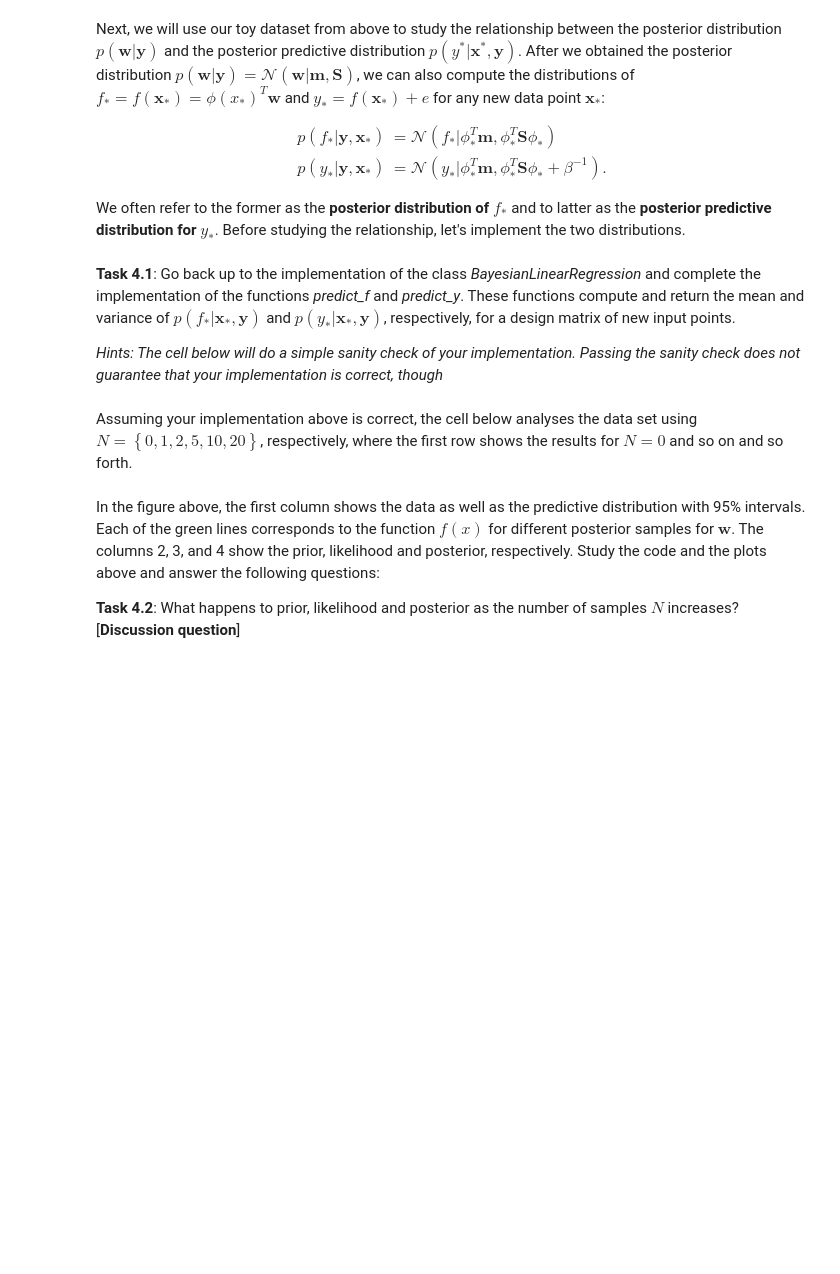
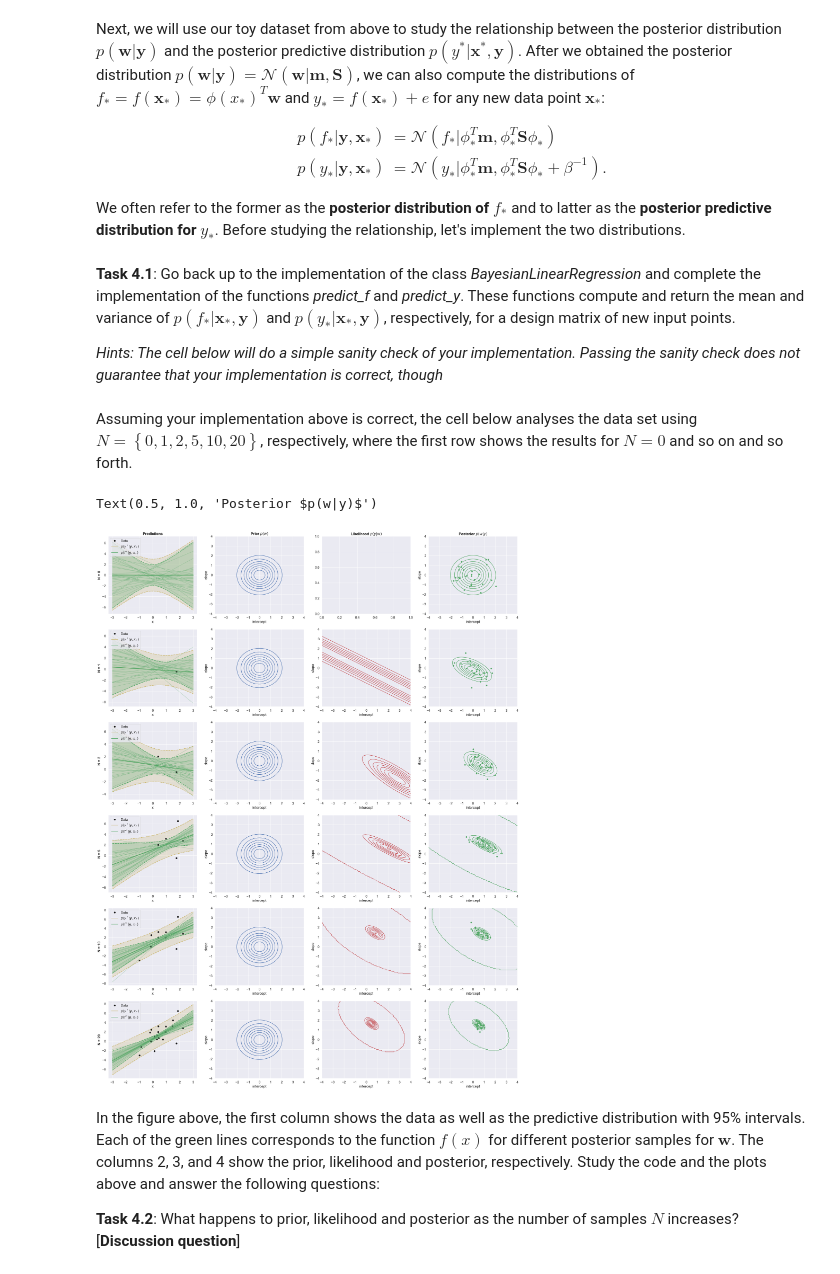
Before and after one commit to tzikos/Bayesian-ML-coursework, a Jupyter notebook: Week3/ex3_handout.ipynb, the cells around one changed output. Saved outputs shown, nothing was run; the diff lists cells and outputs as text; code cells hidden in the pictures; blank space fills up the shorter version.

```diff
--- a/Week3/ex3_handout.ipynb
+++ b/Week3/ex3_handout.ipynb
@@ -261,6 +498,8 @@ class BayesianLinearRegression(object):
         #############################################
         # Insert your solution here
         #############################################
+        m = beta * jnp.linalg.solve(jnp.linalg.inv(1/alpha*jnp.identity(self.D)) + beta * self.Phi.T @ self.Phi, self.Phi.T @ self.y)
+        S = jnp.linalg.inv(jnp.linalg.inv(1/alpha*jnp.identity(self.D)) + beta * self.Phi.T @ self.Phi)
         #############################################
         # End of solution
         #############################################
@@ -279,8 +518,8 @@ class BayesianLinearRegression(object):
             If Phi is a [N, D]-matrix, then the shapes of both mu_f and var_f must be (N,)
             The function returns (mu_f, var_f)
         """
-        mu_f =  <insert code here>
-        var_f = <insert code here>
+        mu_f = (Phi @ self.m).ravel()
+        var_f = jnp.diag(Phi @ self.S @ Phi.T)
 
         # check dimensions before returning values
         assert mu_f.shape == (Phi.shape[0],), "Shape of mu_f seems wrong. Check your implementation"
@@ -293,8 +532,8 @@ class BayesianLinearRegression(object):
             The function returns (mu_y, var_y)
         """
         mu_f, var_f = self.predict_f(Phi)
-        mu_y = <insert code here>
-        var_y = <insert code here>
+        mu_y = mu_f
+        var_y = var_f + 1/self.beta
 
         # check dimensions before returning values
         assert mu_y.shape == (Phi.shape[0],), "Shape of mu_y seems wrong. Check your implementation"
@@ -352,0 +589,15 @@ model = BayesianLinearRegression(Phi_train, ytrain)
+# %%
+##############################################
+# Your solution goes here
+##############################################
+model = BayesianLinearRegression(0.5*jnp.ones((2,2)), 2*jnp.ones((2, 1)), alpha=1, beta=1)
+posterior = model.compute_posterior(alpha=1, beta=1)
+# 95% credibility interval for the intercept and slope parameters using model.compute_posterior()
+cred_interval_intercept = (posterior[0][0] - 1.96*jnp.sqrt(posterior[1][0, 0]), posterior[0][0] + 1.96*jnp.sqrt(posterior[1][0, 0]))
+cred_interval_slope = (posterior[1][0] - 1.96*jnp.sqrt(posterior[1][1, 1]), posterior[1][0] + 1.96*jnp.sqrt(posterior[1][1, 1]))
+
+print(f"95% credibility interval for the intercept parameter: [{cred_interval_intercept[0][0]:.2f}, {cred_interval_intercept[1][0]:.2f}]")
+print(f"95% credibility interval for the slope parameter: [{cred_interval_slope[0][0]:.2f}, {cred_interval_slope[1][0]:.2f}]")
+##############################################
+# End of solution
+##############################################
@@ -393,7 +647,7 @@ seed = 123
 key = random.PRNGKey(seed)
 
 # fix hyperparameters
-alpha = 1.
+alpha = 1
 beta = 3/4
 
 # num posterior samples to plot
@@ -416,37 +670,40 @@ for idx_n, n in enumerate([0, 1, 2, 5, 10, 20]):
     # split samples in a and b computes
     a_samples, b_samples = w_samples[:, 0], w_samples[:, 1]
 
     # computer posterior function values for f and y
     mu_f, var_f = model.predict_f(Phi_pred)
     mu_y, var_y = model.predict_y(Phi_pred)
 
     # plot in data space
     axes[idx_n, 0].plot(xtrain[:n, :], ytrain[:n, :], 'k.', markersize=12, label='Data')
     plot_predictions(axes[idx_n, 0], xpred, mu_y, var_y, visibility=0.25, color='y', label='$p(y^*|\\mathbf{y}, x_*)$')
     plot_predictions(axes[idx_n, 0], xpred, mu_f, var_f, visibility=0.25, color='g', label='$p(f^*|\\mathbf{y}, x_*)$')
     axes[idx_n, 0].set_ylabel('N = %d' % n, fontweight='bold')
     for i, (ai, bi) in enumerate(zip(a_samples, b_samples)):
         axes[idx_n, 0].plot(xpred, predict(xpred, ai, bi), 'g-', alpha=0.35)
 
     axes[idx_n, 0].legend(loc='upper left')
     axes[idx_n, 0].set(xlabel='x')
 
     # plot prior
     plot_distribution(axes[idx_n, 1], xtrain[:n, :], ytrain[:n, :], density_fun=log_prior, color='b')
 
     # plot likelihood
     if n > 0:
         plot_distribution(axes[idx_n, 2], xtrain[:n, :], ytrain[:n, :], density_fun=log_likelihood, color='r')
 
     # plot posterior
     plot_distribution(axes[idx_n, 3], xtrain[:n, :], ytrain[:n, :], density_fun=log_posterior, color='g')
     axes[idx_n, 3].plot(a_samples, b_samples, 'g.', markersize=10)
 
 
-axes[0, 0].set_title('Predictions', fontweight='bold');
-axes[0, 1].set_title('Prior $p(w)$', fontweight='bold');
-axes[0, 2].set_title('Likelihood $p(y|w)$', fontweight='bold');
-axes[0, 3].set_title('Posterior $p(w|y)$', fontweight='bold');
+axes[0, 0].set_title('Predictions', fontweight='bold')
+axes[0, 1].set_title('Prior $p(w)$', fontweight='bold')
+axes[0, 2].set_title('Likelihood $p(y|w)$', fontweight='bold')
+axes[0, 3].set_title('Posterior $p(w|y)$', fontweight='bold')
+# %% [output]
+Text(0.5, 1.0, 'Posterior $p(w|y)$')
+[figure, added]
 # %% [markdown]
 In the figure above, the first column shows the data as well as the predictive distribution with 95% intervals. Each of the green lines corresponds to the function $f(x)$ for different posterior samples for $\mathbf{w}$. The columns 2, 3, and 4 show the prior, likelihood and posterior, respectively. Study the code and the plots above and answer the following questions:
 
```
Also changed, not shown: parts of 35 cells of this notebook.
